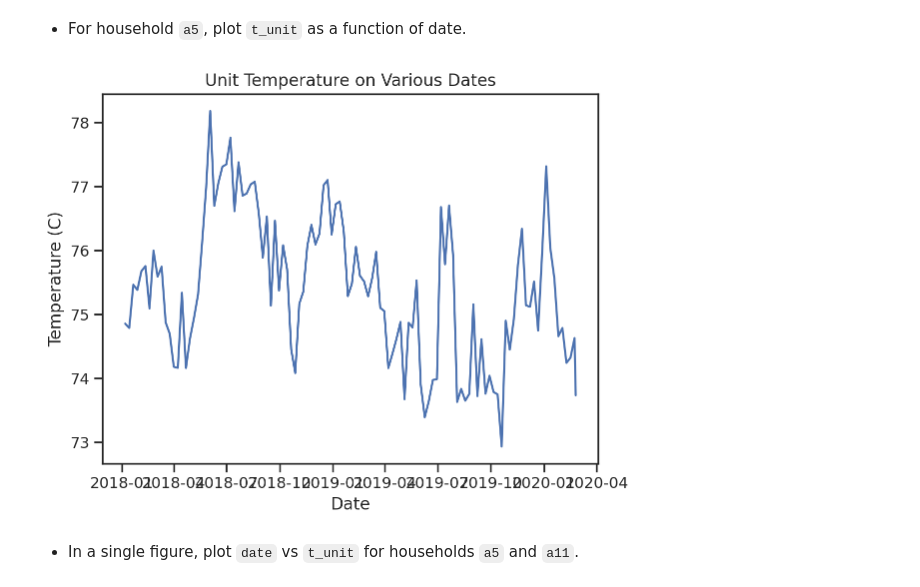
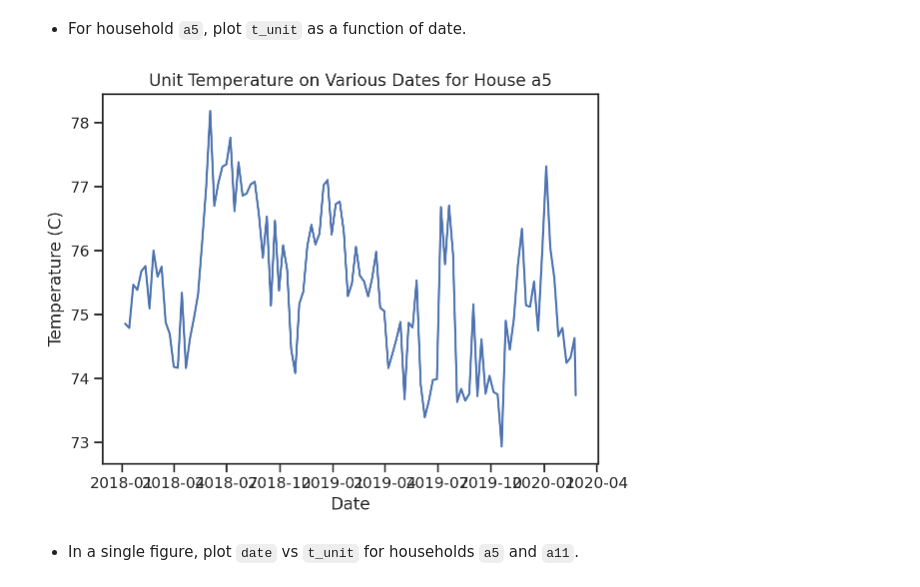
Before and after one commit to naray130/ME-239-HW, a Jupyter notebook: lecture06/homework_06.ipynb, the cells around one changed output. Saved outputs shown, nothing was run; the diff lists cells and outputs as text; code cells hidden in the pictures.

```diff
--- a/lecture06/homework_06.ipynb
+++ b/lecture06/homework_06.ipynb
@@ -186,13 +186,13 @@ df_a5.head()
 # %%
 # Your code here
 
 plt.plot(df_a5.date, df_a5.t_unit)
 plt.xlabel('Date')
 plt.ylabel('Temperature (C)')
-plt.title('Unit Temperature on Various Dates')
+plt.title('Unit Temperature on Various Dates for House a5')
 plt.show()
 # %% [output]
-[figure, old version]
+[figure, new version]
 # %% [markdown]
 + In a single figure, plot `date` vs `t_unit` for households `a5` and `a11`.
 # %%
```
Also changed, not shown: parts of 18 cells of this notebook.
